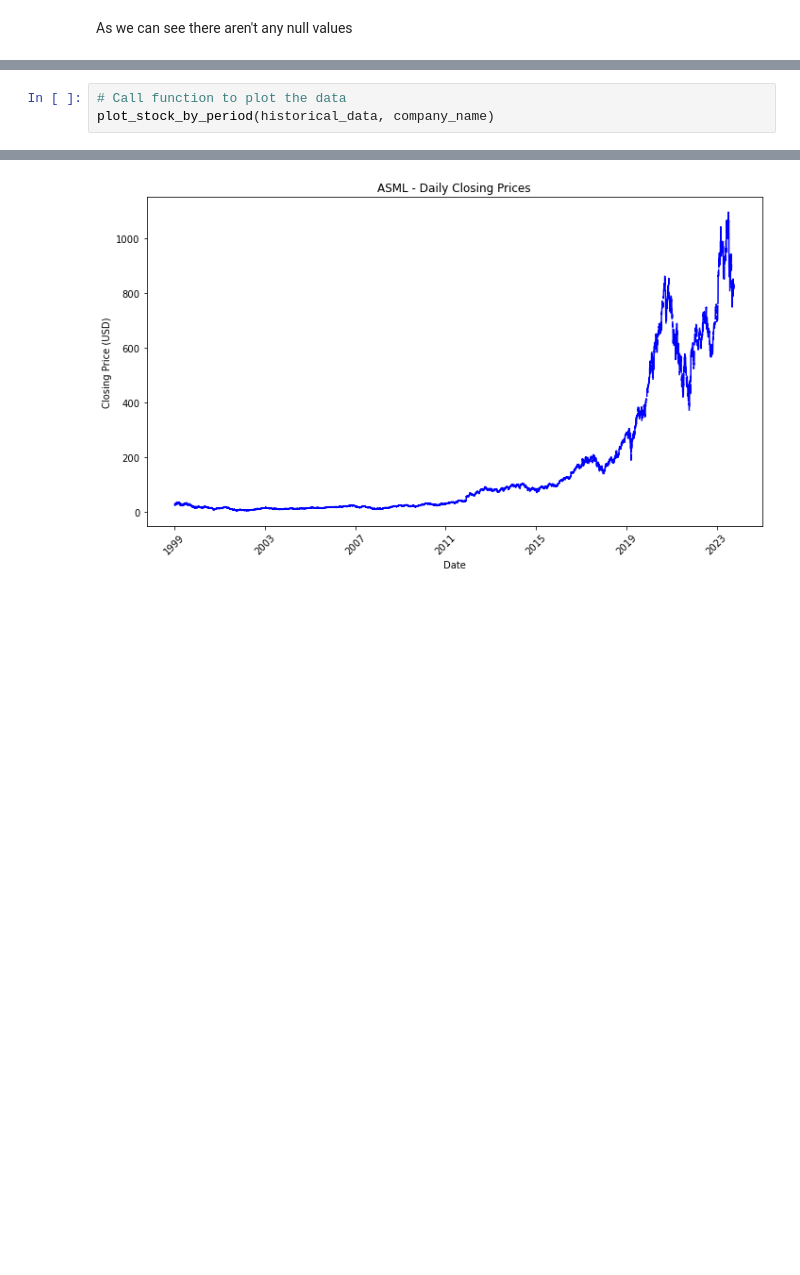
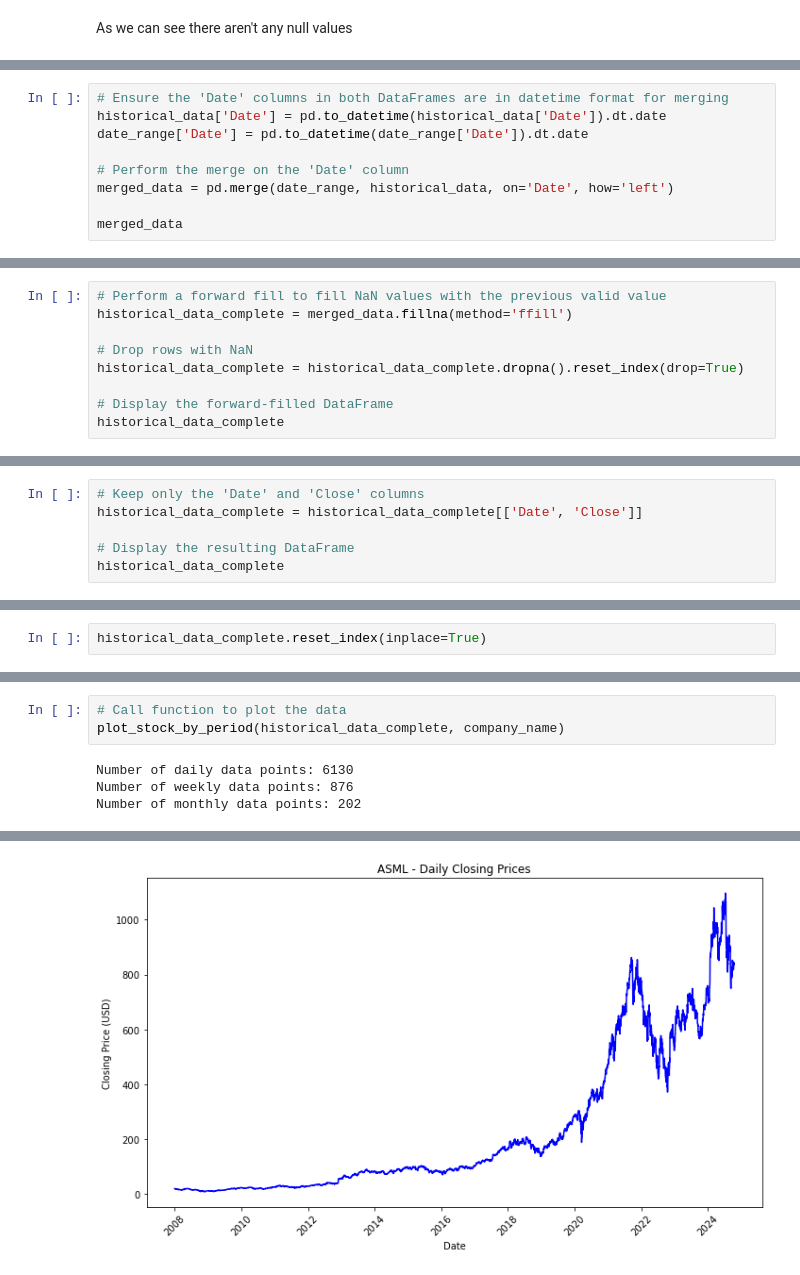
Before and after one commit to mbarriola96/stock_prices_forecasting, a Jupyter notebook: 01_data_understanding.ipynb, the cells around one changed output, grey strips where cells are left out. Drawn from its saved outputs; the diff is of its cells as text; blank space fills up the shorter version.

```diff
--- a/01_data_understanding.ipynb
+++ b/01_data_understanding.ipynb
@@ -199,0 +301,9 @@ TRYING OUT DIFFERENT TIME GROUPINGS FOR THE STOCK
+# %%
+# Ensure the 'Date' columns in both DataFrames are in datetime format for merging
+historical_data['Date'] = pd.to_datetime(historical_data['Date']).dt.date
+date_range['Date'] = pd.to_datetime(date_range['Date']).dt.date
+
+# Perform the merge on the 'Date' column
+merged_data = pd.merge(date_range, historical_data, on='Date', how='left')
+
+merged_data
@@ -199,0 +326,9 @@ TRYING OUT DIFFERENT TIME GROUPINGS FOR THE STOCK
+# %%
+# Perform a forward fill to fill NaN values with the previous valid value
+historical_data_complete = merged_data.fillna(method='ffill')
+
+# Drop rows with NaN
+historical_data_complete = historical_data_complete.dropna().reset_index(drop=True)
+
+# Display the forward-filled DataFrame
+historical_data_complete
@@ -199,0 +351,6 @@ TRYING OUT DIFFERENT TIME GROUPINGS FOR THE STOCK
+# %%
+# Keep only the 'Date' and 'Close' columns
+historical_data_complete = historical_data_complete[['Date', 'Close']]
+
+# Display the resulting DataFrame
+historical_data_complete
@@ -199,0 +373,2 @@ TRYING OUT DIFFERENT TIME GROUPINGS FOR THE STOCK
+# %%
+historical_data_complete.reset_index(inplace=True)
@@ -200,4 +410,7 @@ TRYING OUT DIFFERENT TIME GROUPINGS FOR THE STOCK
 # %%
 # Call function to plot the data
-plot_stock_by_period(historical_data, company_name)
+plot_stock_by_period(historical_data_complete, company_name)
 # %% [output]
+Number of daily data points: 6130
+Number of weekly data points: 876
+Number of monthly data points: 202
@@ -204 +422 @@ plot_stock_by_period(historical_data, company_name)
-[figure, old version]
+[figure, new version]
```
Also changed, not shown: parts of 37 cells of this notebook.
